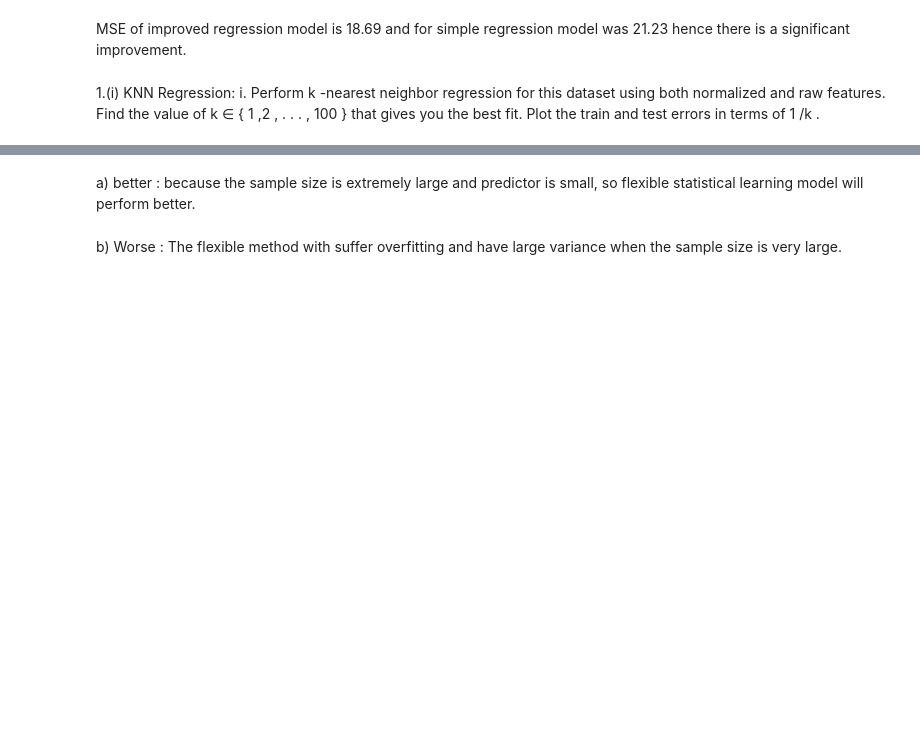
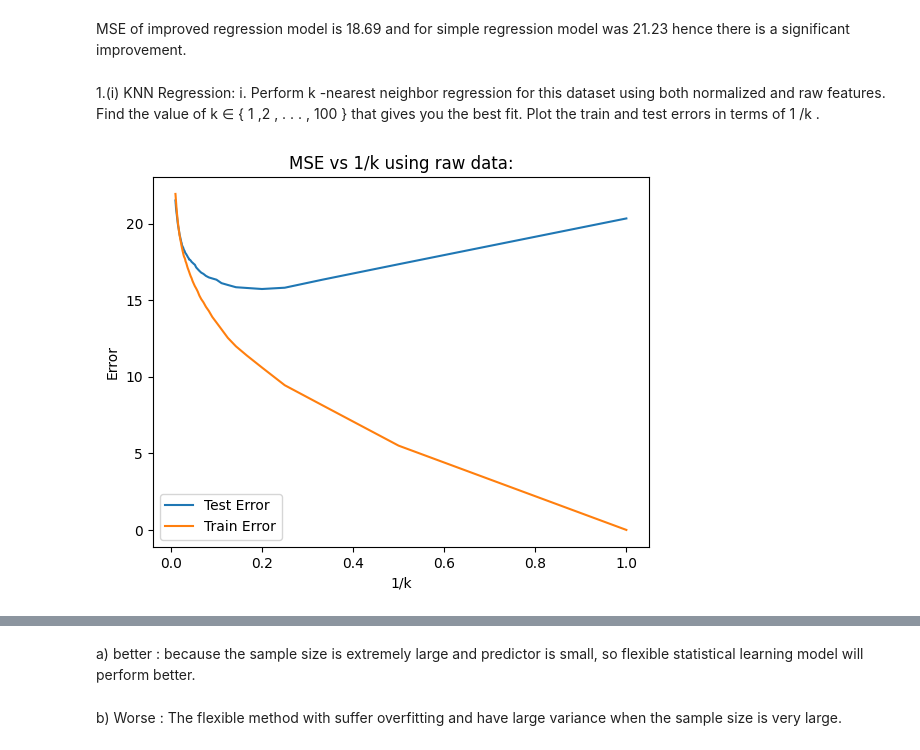
Before and after one commit to humera811/MLDS, a Jupyter notebook: Homework2/notebook/Homework2.ipynb, the cells around one changed output, grey strips where cells are left out. Saved outputs shown, nothing was run; the diff lists cells and outputs as text; code cells hidden in the pictures; blank space fills up the shorter version.

```diff
--- a/Homework2/notebook/Homework2.ipynb
+++ b/Homework2/notebook/Homework2.ipynb
@@ -669,3 +668,14 @@ for k in K:
     test_pred = neigh.predict(X_test)
     train_err = np.append(train_err, (mean_squared_error(y_train,train_pred)))
     test_err = np.append(test_err, (mean_squared_error(y_test,test_pred)))
+# %%
+#graph
+plt.plot(k_inv,test_err, label='Test Error')
+plt.plot(k_inv,train_err, label='Train Error')
+plt.xlabel('1/k')
+plt.ylabel('Error')
+plt.title('MSE vs 1/k using raw data:')
+plt.legend()
+plt.show()
+# %% [output]
+[figure, added]
```
Also changed, not shown: parts of 19 cells of this notebook.
